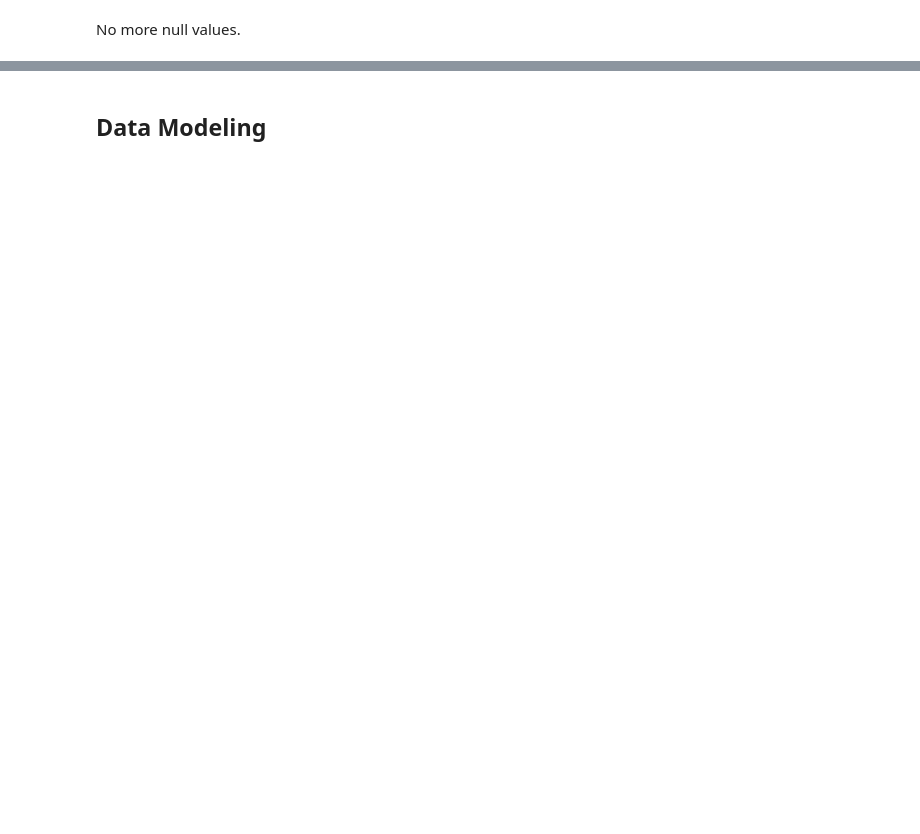
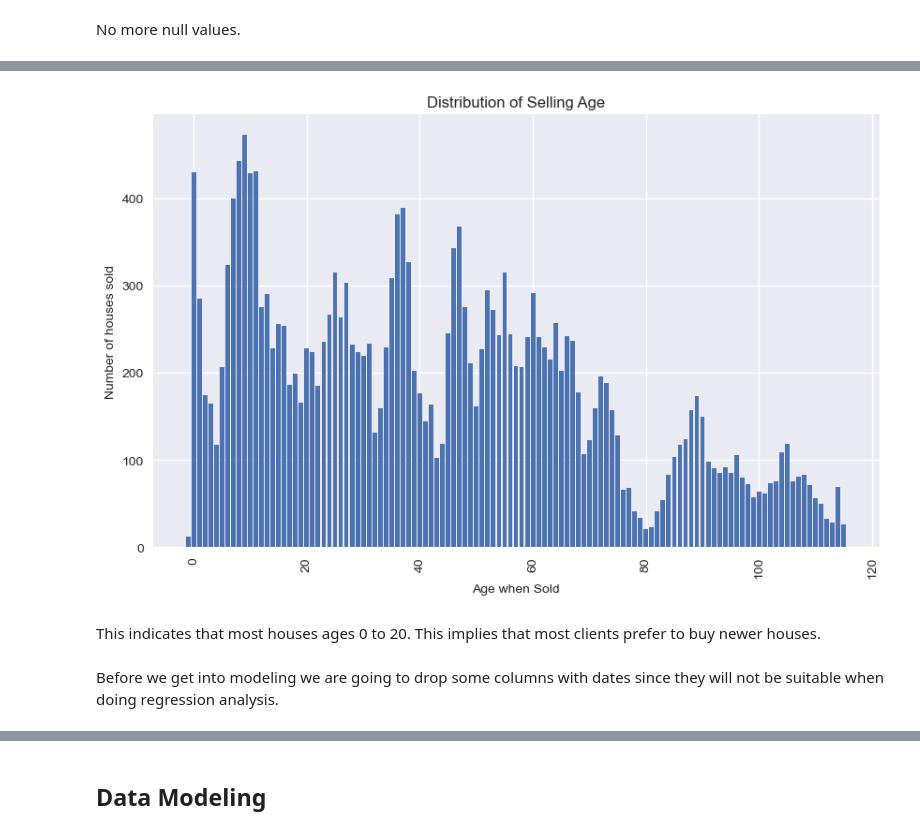
Before and after one commit to Nelsonkim44/King-County-Housing-Analysis-Project, a Jupyter notebook: Nelson Phase 2 Project .ipynb, the cells around one changed output, grey strips where cells are left out. Drawn from its saved outputs; the diff is of its cells as text; code cells hidden in the pictures; blank space fills up the shorter version.

```diff
--- a/Nelson Phase 2 Project .ipynb
+++ b/Nelson Phase 2 Project .ipynb
@@ -169,0 +190,3 @@ False
+# %%
+kc["view"] = kc["view"].replace(0, "NONE")
+kc["view"].value_counts()
@@ -171,0 +204,4 @@ No more null values.
+# %%
+kc['month_sold'] = kc['date'].dt.month
+kc['year_sold'] = kc['date'].dt.year
+kc
@@ -171,0 +222,3 @@ No more null values.
+# %%
+kc['age_when_sold'] = kc['year_sold'] - kc['yr_built']
+kc.head()
@@ -171,0 +246,17 @@ No more null values.
+# %%
+selling_age = kc['age_when_sold']
+selling_age_counts = selling_age.value_counts().sort_index()
+
+plt.figure(figsize=(10, 6))
+plt.bar(selling_age_counts.index, selling_age_counts.values)
+plt.xlabel('Age when Sold')
+plt.ylabel('Number of houses sold')
+plt.title('Distribution of Selling Age')
+plt.xticks(rotation=90)
+plt.show()
+# %% [output]
+[figure, added]
+# %% [markdown]
+This indicates that most houses ages 0 to 20. This implies that most clients prefer to buy newer houses.
+# %% [markdown]
+Before we get into modeling we are going to drop some columns with dates since they will not be suitable when doing regression analysis.
```
Also changed, not shown: parts of 48 cells of this notebook.
